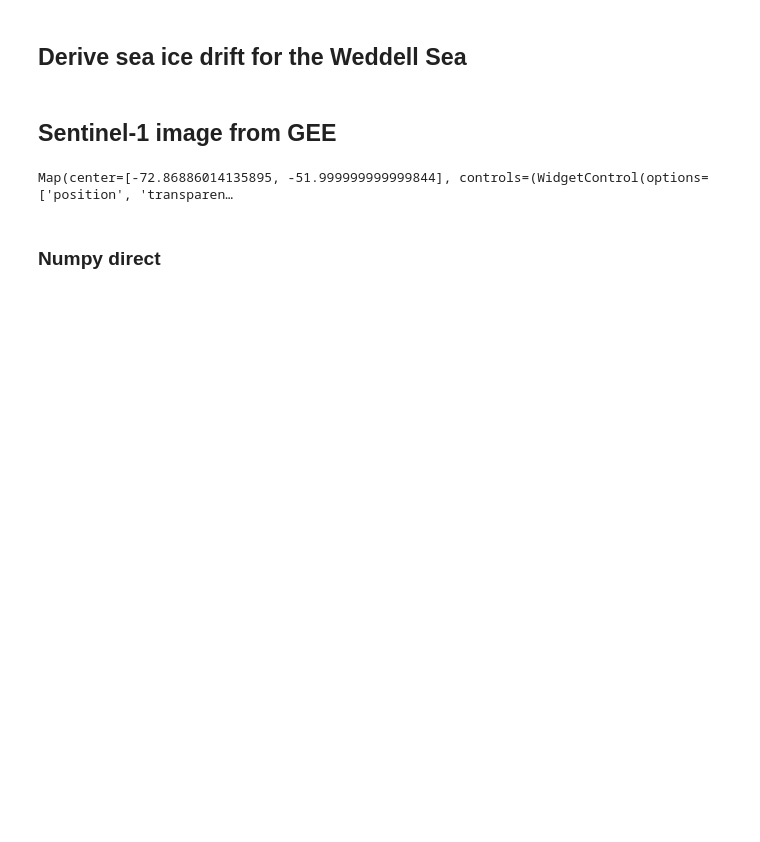
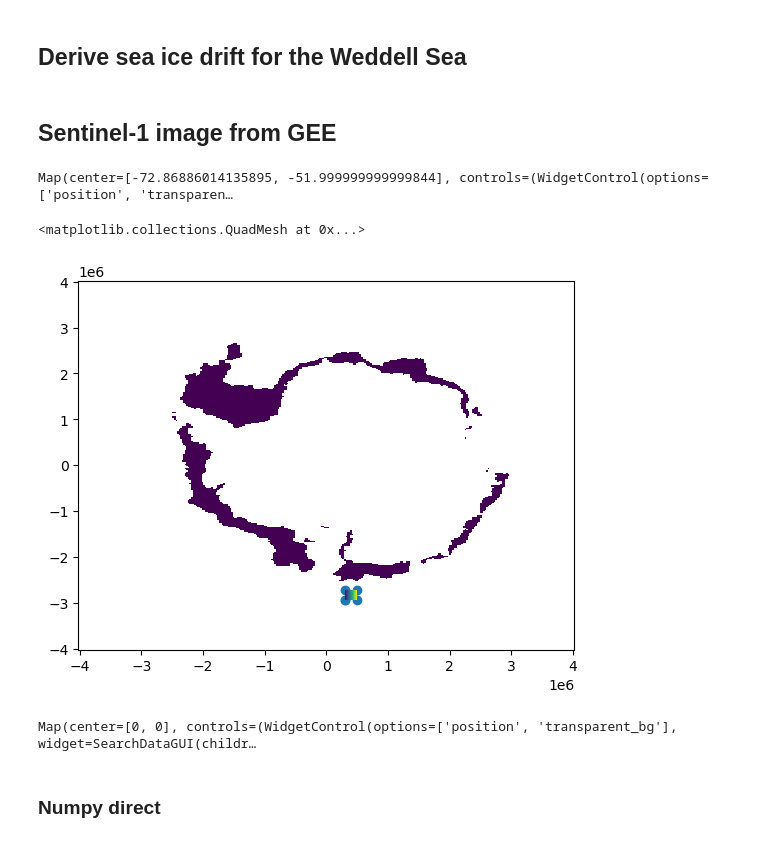
Before and after one commit to YoungHyunKoo/GEE_seaice_drift, a Jupyter notebook: D01_drift_from_S1_GEE.ipynb, the cells around one changed output. Saved outputs shown, nothing was run; the diff lists cells and outputs as text; code cells hidden in the pictures; blank space fills up the shorter version.

```diff
--- a/D01_drift_from_S1_GEE.ipynb
+++ b/D01_drift_from_S1_GEE.ipynb
@@ -80,3 +160,16 @@ def appropriate_resolution(center, pixel_size):
+# %%
+plt.pcolormesh(xx1, yy1, u[0])
+plt.scatter(extent_coords[:, 0], extent_coords[:, 1])
+plt.pcolormesh(x1pm, y1pm, x1pm)
+# %% [output]
+<matplotlib.collections.QuadMesh at 0x...>
+[figure, added]
+# %%
+map = geemap.Map()
+map.addLayer(extent)
+map
+# %% [output]
+Map(center=[0, 0], controls=(WidgetControl(options=['position', 'transparent_bg'], widget=SearchDataGUI(childr…
 # %% [markdown]
 ### Numpy direct
 # %%
```
Also changed, not shown: parts of 17 cells of this notebook, 2 other files.
